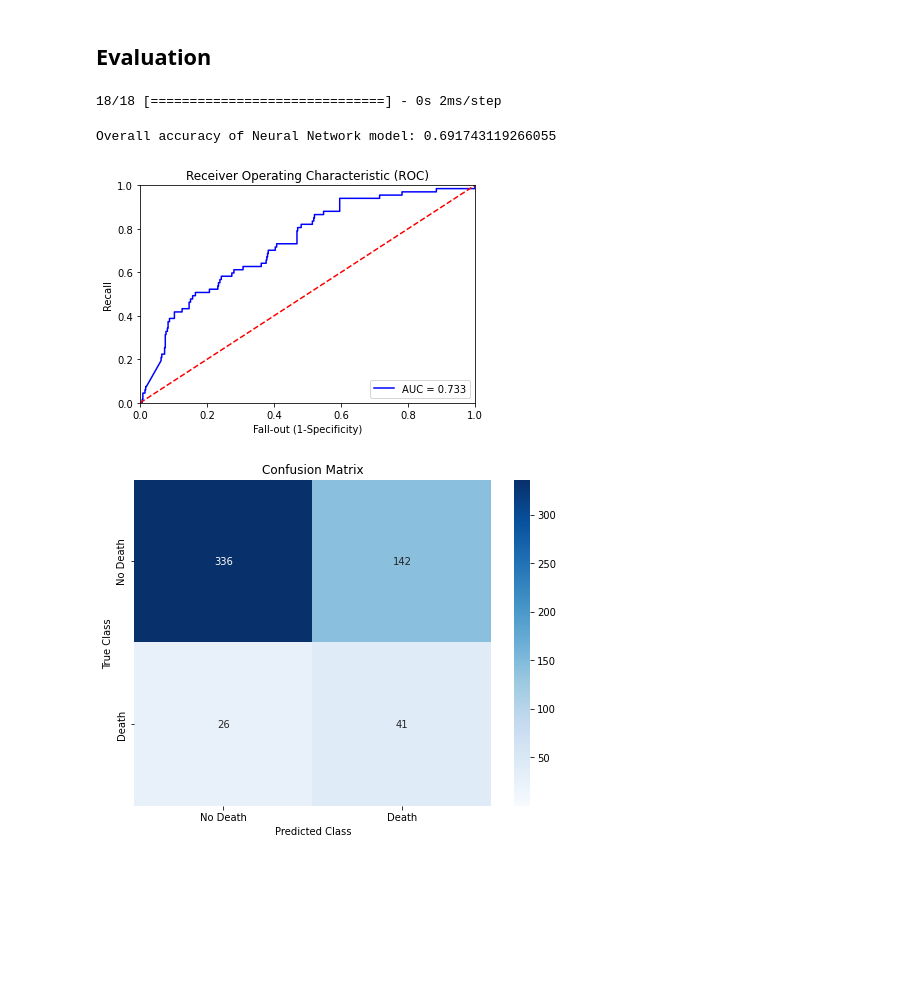
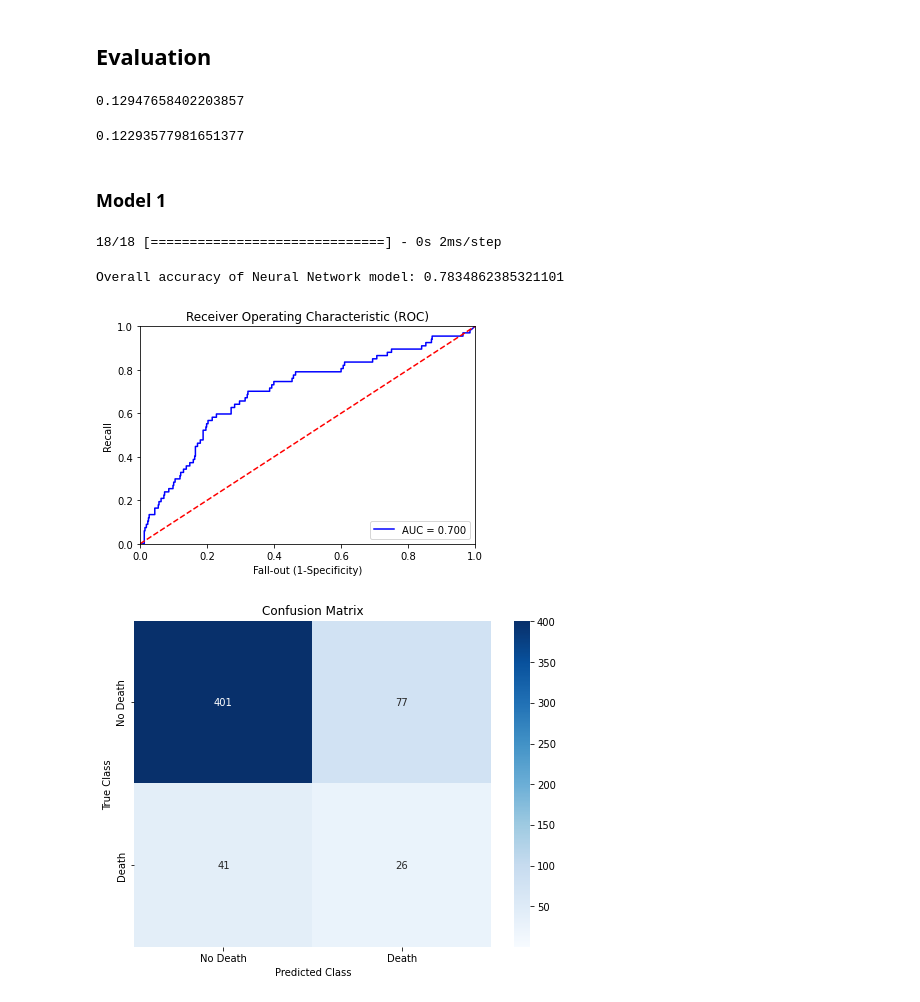
Before and after one commit to jacksondial/823FinalProject, a Jupyter notebook: 823Final_code.ipynb, the cells around one changed output. Saved outputs shown, nothing was run; the diff lists cells and outputs as text; code cells hidden in the pictures; blank space fills up the shorter version.

```diff
--- a/823Final_code.ipynb
+++ b/823Final_code.ipynb
@@ -55,14 +59,12 @@ n_features1 = train_x.shape[1] #returns the width of the dataframe, or the numbe
 # %%
 model1 = models.Sequential(name="Model1", layers=[
     ### hidden layer 1
-    layers.Dense(name="h1", input_dim=n_features1,
-                 units=int(round((n_features1+1)/2)),
-                 activation='relu'),
-    layers.Dropout(name="drop1", rate=0.2),
-    ### hidden layer 2
-    layers.Dense(name="h2", units=int(round((n_features1+1)/4)),
-                 activation='relu'),
-    layers.Dropout(name="drop2", rate=0.2),
+    layers.Dense(name="h1",
+                 input_dim=n_features1,
+                 units=n_features1,
+                 activation='relu',
+                 kernel_initializer = "TruncatedNormal"),
+    layers.Dropout(name="drop1", rate=0.2, seed=749),
     ### layer output
     layers.Dense(name="output", units=1, activation='sigmoid')
 ])
@@ -94,7 +92,7 @@ model1.compile(optimizer='adam', loss='binary_crossentropy',
               metrics=['accuracy',F1])
 # %%
 # train/validation
-training1 = model1.fit(x=train_x, y=train_y, batch_size=32, epochs=100, shuffle=True, verbose=1, validation_split=0.3)
+training1 = model1.fit(x=train_x, y=train_y, batch_size=32, epochs=100, shuffle=True, verbose=0, validation_split=0.3)
 
 # plot
 metrics = [k for k in training1.history.keys() if ("loss" not in k) and ("val" not in k)]
@@ -315,24 +290,36 @@ import seaborn as sns
 # %%
 test_x = test_rem_neg1.drop(["subjid", "In.hospital_death"], axis = 1)
 test_y = test_rem_neg1["In.hospital_death"]
+# %%
+total_prev_of_outcome = (train_y.sum() + test_y.sum()) / (train_y.shape[0] + test_y.shape[0])
+total_prev_of_outcome
+# %% [output]
+0.12947658402203857
+# %%
+test_prev_of_outcome = test_y.sum() / test_y.shape[0]
+test_prev_of_outcome
+# %% [output]
+0.12293577981651377
+# %% [markdown]
+### Model 1
 # %%
-predictions_NN_prob = model1.predict(test_x)
-predictions_NN_prob = predictions_NN_prob[:,0]
+predictions_NN_prob1 = model1.predict(test_x)
+predictions_NN_prob1 = predictions_NN_prob1[:,0]
 # use 0.13 as threshold because that is the approximate prevalence in the data of death
-predictions_NN_01 = np.where(predictions_NN_prob > 0.13, 1, 0) #Turn probability to 0-1 binary output
+predictions_NN_01 = np.where(predictions_NN_prob1 > 0.13, 1, 0) #Turn probability to 0-1 binary output
 # %% [output]
 18/18 [==============================] - 0s 2ms/step
 # %%
-acc_NN = accuracy_score(test_y, predictions_NN_01)
-print('Overall accuracy of Neural Network model:', acc_NN)
+acc_NN1 = accuracy_score(test_y, predictions_NN_01)
+print('Overall accuracy of Neural Network model:', acc_NN1)
 # %% [output]
-Overall accuracy of Neural Network model: 0.691743119266055
+Overall accuracy of Neural Network model: 0.7834862385321101
 # %%
-false_positive_rate, recall, thresholds = roc_curve(test_y, predictions_NN_prob)
-roc_auc = auc(false_positive_rate, recall)
+false_positive_rate1, recall1, thresholds1 = roc_curve(test_y, predictions_NN_prob1)
+roc_auc1 = auc(false_positive_rate1, recall1)
 plt.figure()
 plt.title('Receiver Operating Characteristic (ROC)')
-plt.plot(false_positive_rate, recall, 'b', label = 'AUC = %0.3f' %roc_auc)
+plt.plot(false_positive_rate1, recall1, 'b', label = 'AUC = %0.3f' %roc_auc1)
 plt.legend(loc='lower right')
 plt.plot([0,1], [0,1], 'r--')
 plt.xlim([0.0,1.0])
@@ -341,16 +328,16 @@ plt.ylabel('Recall')
 plt.xlabel('Fall-out (1-Specificity)')
 plt.show()
 # %% [output]
-[figure, old version]
+[figure, new version]
 # %%
-cm = confusion_matrix(test_y, predictions_NN_01)
+cm1 = confusion_matrix(test_y, predictions_NN_01)
 labels = ['No Death', 'Death']
 plt.figure(figsize=(8,6))
-sns.heatmap(cm,xticklabels=labels, yticklabels=labels, annot=True, fmt='d', cmap="Blues", vmin = 0.2);
+sns.heatmap(cm1,xticklabels=labels, yticklabels=labels, annot=True, fmt='d', cmap="Blues", vmin = 0.2);
 plt.title('Confusion Matrix')
 plt.ylabel('True Class')
 plt.xlabel('Predicted Class')
 plt.show()
 # %% [output]
-[figure, old version]
+[figure, new version]
 # %%
```
Also changed, not shown: parts of 25 cells of this notebook.
